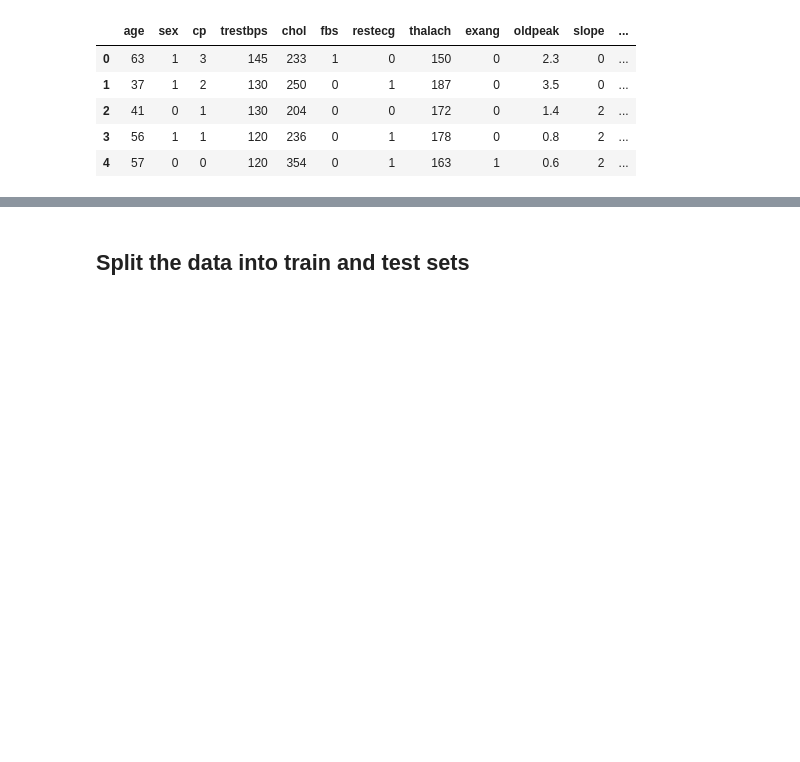
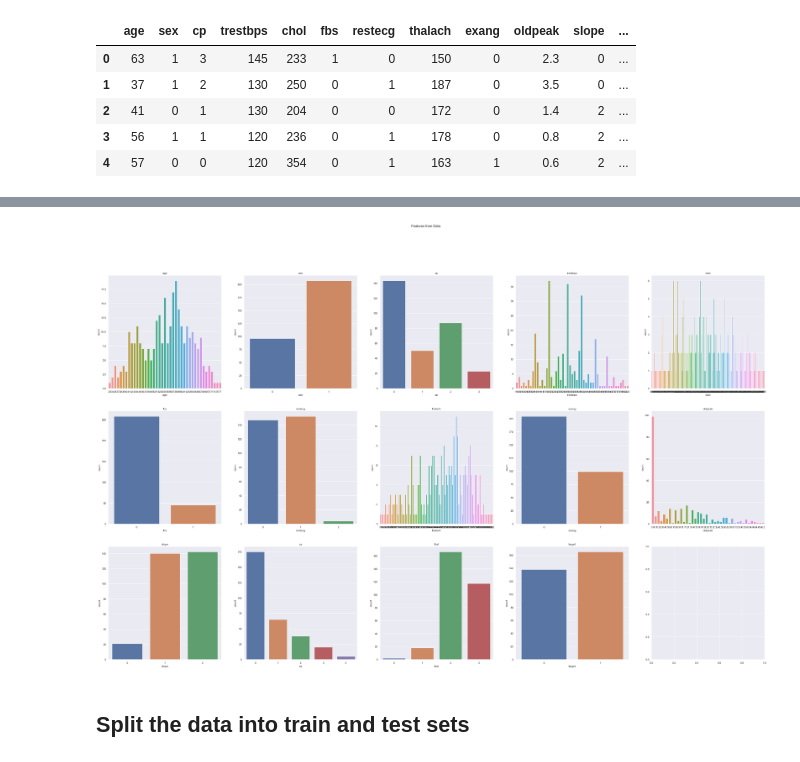
Before and after one commit to maase0/ML_CharacterClassifier, a Jupyter notebook: DataMining.ipynb, the cells around one changed output, grey strips where cells are left out. Cells and saved outputs as stored; diff of their text form; code cells hidden in the pictures; blank space fills up the shorter version.

Commit message:
more data mining stuff

```diff
--- a/DataMining.ipynb
+++ b/DataMining.ipynb
@@ -35,3 +36,13 @@ Name: target, dtype: int64
+# %%
+fig, axes = plt.subplots(3, 5)
+fig.suptitle('Features from Data')
+fig.set_size_inches(50, 30)
+
+for feature, ax in zip(df.columns, axes.flatten()):
+    ax.set_title(feature)
+    sns.countplot(x=feature, ax=ax, data=df)
+# %% [output]
+[figure, added]
 # %% [markdown]
 ## Split the data into train and test sets
 # %%
```
Also changed, not shown: parts of 22 cells of this notebook, 1 other file.
